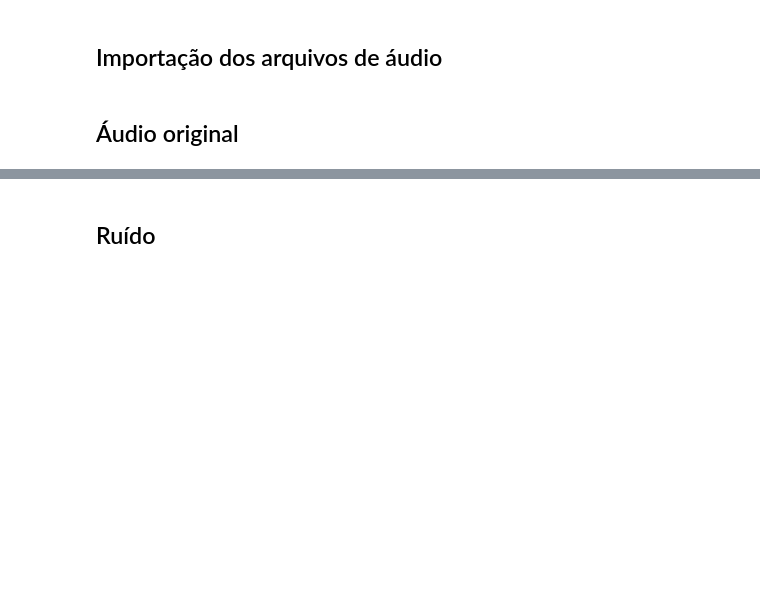
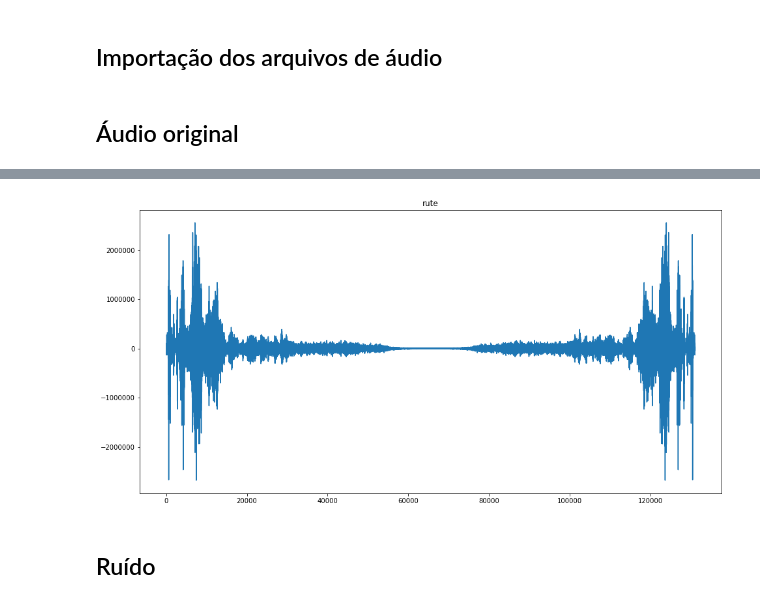
Before and after one commit to ruteee/ConvolucaoFrequencia, a Jupyter notebook: Trabalho pds.ipynb, the cells around one changed output, grey strips where cells are left out. Drawn from its saved outputs; the diff is of its cells as text; code cells hidden in the pictures; blank space fills up the shorter version.

```diff
--- a/Trabalho pds.ipynb
+++ b/Trabalho pds.ipynb
@@ -6,2 +12,31 @@ import IPython.display as ipd
+# %%
+def plot(y, title, *args):
+    plt.figure(figsize=(16,8))
+    plt.title(title)
+    if(args):
+        plt.plot(args[0],y)
+    else:
+        plt.plot(y)
+    plt.show()
+
+def calcular_numero_de_zeros(vetor):
+    return int(2**np.ceil(np.log2(len(vetor))) - len(vetor))
+
+def complete_zeros(n, vector):
+    return np.concatenate([vector, np.zeros(n)])
+
+def get_fft_index(i, width):
+    i_fft = '{:0{width}b}'.format(i, width=width)
+    return int(i_fft[::-1], 2)
+
+def org_index_fft(size_fft):
+    org_index_fft = []
+    for i in np.arange(0,size_fft):
+        numbits = int(np.ceil(np.log2(size_fft)))
+        org_index_fft.append(get_fft_index(i,numbits))
+    return org_index_fft
+
+def wN(N, signal):
+    return np.exp(signal*1j*2*np.pi/N)
 # %% [markdown]
 # Simulação 1
@@ -10,6 +42,0 @@ import IPython.display as ipd
-# %%
-def plot(x, title):
-    plt.figure(figsize=(16,8))
-    plt.title(title)
-    plt.plot(x)
-    plt.show()
@@ -225,6 +231,11 @@ fs, data_ruido = wavfile.read('ruido.wav')
 ipd.Audio(data_rute, rate=8000)
 # %% [output]
 [interactive output not drawn]
+# %%
+data_rute_add = complete_zeros(calcular_numero_de_zeros(data_rute), data_rute)
+plot(fft(1, len(data_rute_add), data_rute_add), 'rute')
+# %% [output]
+[figure, added]
 # %% [markdown]
 ## Ruído
 # %%
```
Also changed, not shown: parts of 27 cells of this notebook.
